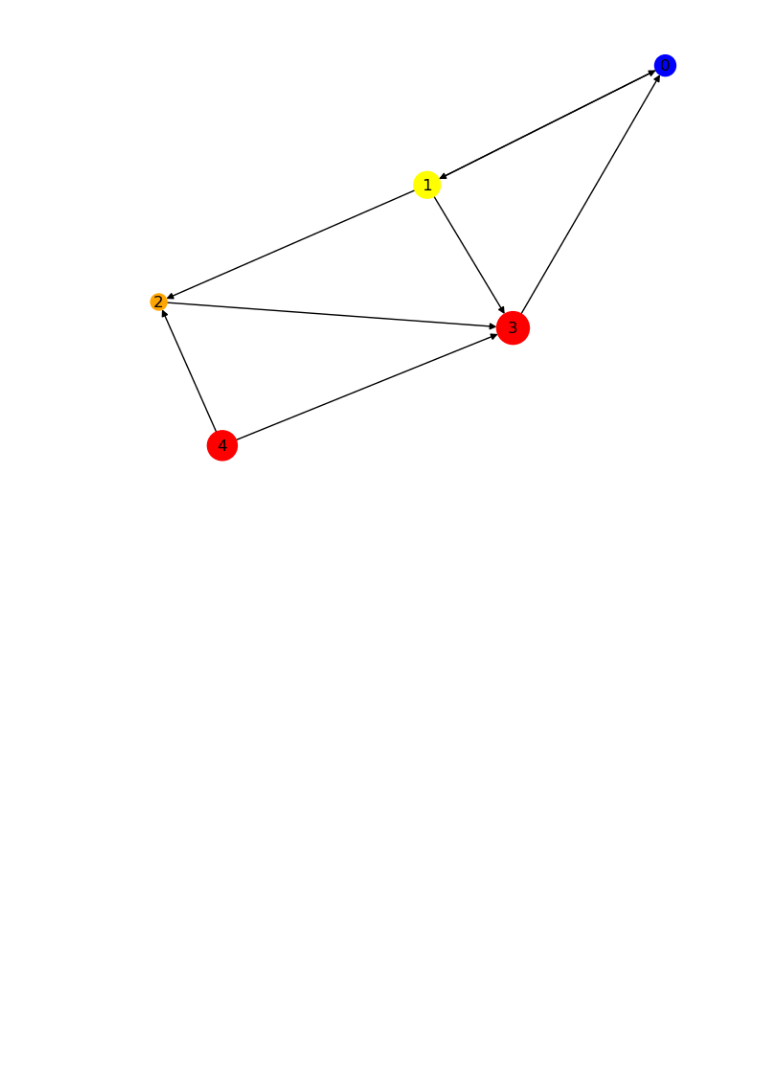
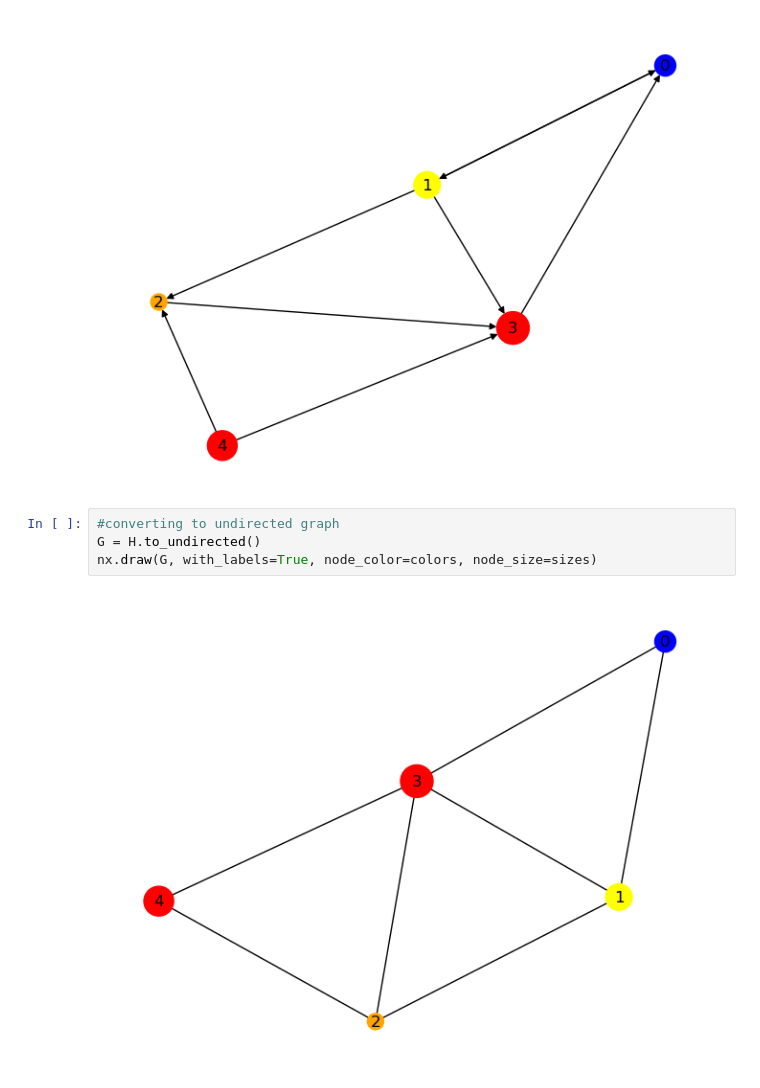
Before and after one commit to mbhuiyanst/Reinforcement_Learning_GNN, a Jupyter notebook: NetworkX.ipynb, the cells around one changed output. Cells and saved outputs as stored; diff of their text form; blank space fills up the shorter version.

Commit message:
directional to undirectional graph using NetworkX

```diff
--- a/NetworkX.ipynb
+++ b/NetworkX.ipynb
@@ -44,3 +44,9 @@ sizes = list(node_sizes)
 nx.draw(H, with_labels=True, node_color=colors, node_size=sizes)
 # %% [output]
 [figure]
+# %%
+#converting to undirected graph
+G = H.to_undirected()
+nx.draw(G, with_labels=True, node_color=colors, node_size=sizes)
+# %% [output]
+[figure, added]
```
Also changed, not shown: 1 other file.
